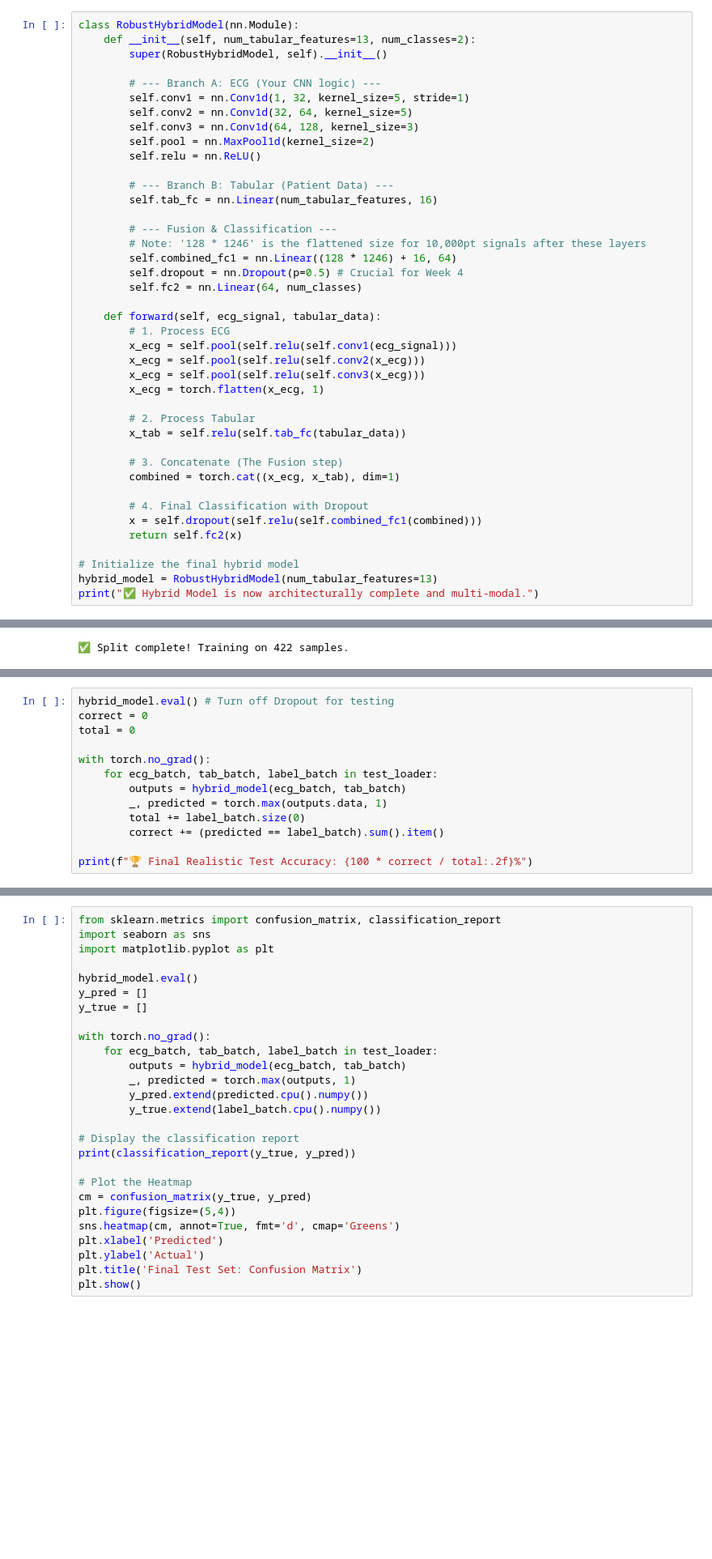
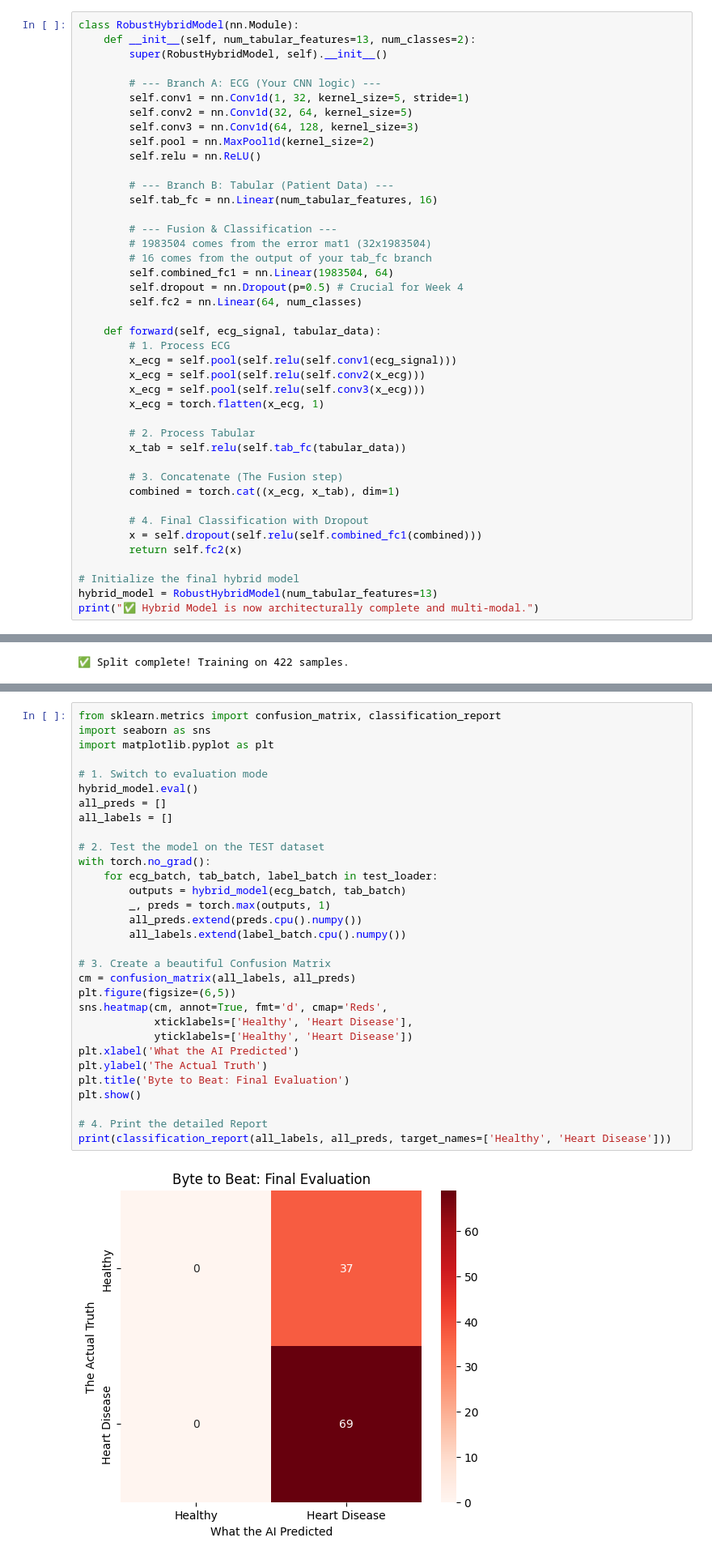
Before and after one commit to himashavalantina/byte-to-beat, a Jupyter notebook: byte to beat.ipynb, the cells around one changed output, grey strips where cells are left out. Shown at 81% size. Drawn from its saved outputs; the diff is of its cells as text; blank space fills up the shorter version.

Commit message:
Saved trained hybrid model weights and evaluation results

```diff
--- a/byte to beat.ipynb
+++ b/byte to beat.ipynb
@@ -872,8 +863,9 @@ class RobustHybridModel(nn.Module):
         self.tab_fc = nn.Linear(num_tabular_features, 16)
 
         # --- Fusion & Classification ---
-        # Note: '128 * 1246' is the flattened size for 10,000pt signals after these layers
-        self.combined_fc1 = nn.Linear((128 * 1246) + 16, 64)
+        # 1983504 comes from the error mat1 (32x1983504)
+        # 16 comes from the output of your tab_fc branch
+        self.combined_fc1 = nn.Linear(1983504, 64)
         self.dropout = nn.Dropout(p=0.5) # Crucial for Week 4
         self.fc2 = nn.Linear(64, num_classes)
 
@@ -1449,13 +1081,0 @@ print("✅ Model logic restored and ready to train.")
-# %%
-hybrid_model.eval() # Turn off Dropout for testing
-correct = 0
-total = 0
-
-with torch.no_grad():
-    for ecg_batch, tab_batch, label_batch in test_loader:
-        outputs = hybrid_model(ecg_batch, tab_batch)
-        _, predicted = torch.max(outputs.data, 1)
-        total += label_batch.size(0)
-        correct += (predicted == label_batch).sum().item()
-
-print(f"🏆 Final Realistic Test Accuracy: {100 * correct / total:.2f}%")
@@ -1464,28 +1082,33 @@ print(f"🏆 Final Realistic Test Accuracy: {100 * correct / total:.2f}%")
 # %%
 from sklearn.metrics import confusion_matrix, classification_report
 import seaborn as sns
 import matplotlib.pyplot as plt
 
+# 1. Switch to evaluation mode
 hybrid_model.eval()
-y_pred = []
-y_true = []
+all_preds = []
+all_labels = []
 
+# 2. Test the model on the TEST dataset
 with torch.no_grad():
     for ecg_batch, tab_batch, label_batch in test_loader:
         outputs = hybrid_model(ecg_batch, tab_batch)
-        _, predicted = torch.max(outputs, 1)
-        y_pred.extend(predicted.cpu().numpy())
-        y_true.extend(label_batch.cpu().numpy())
+        _, preds = torch.max(outputs, 1)
+        all_preds.extend(preds.cpu().numpy())
+        all_labels.extend(label_batch.cpu().numpy())
 
-# Display the classification report
-print(classification_report(y_true, y_pred))
+# 3. Create a beautiful Confusion Matrix
+cm = confusion_matrix(all_labels, all_preds)
+plt.figure(figsize=(6,5))
+sns.heatmap(cm, annot=True, fmt='d', cmap='Reds',
+            xticklabels=['Healthy', 'Heart Disease'],
+            yticklabels=['Healthy', 'Heart Disease'])
+plt.xlabel('What the AI Predicted')
+plt.ylabel('The Actual Truth')
+plt.title('Byte to Beat: Final Evaluation')
+plt.show()
 
-# Plot the Heatmap
-cm = confusion_matrix(y_true, y_pred)
-plt.figure(figsize=(5,4))
-sns.heatmap(cm, annot=True, fmt='d', cmap='Greens')
-plt.xlabel('Predicted')
-plt.ylabel('Actual')
-plt.title('Final Test Set: Confusion Matrix')
-plt.show()
+# 4. Print the detailed Report
+print(classification_report(all_labels, all_preds, target_names=['Healthy', 'Heart Disease']))
 # %% [output]
+[figure, new version]
```
Also changed, not shown: parts of 39 cells of this notebook.
